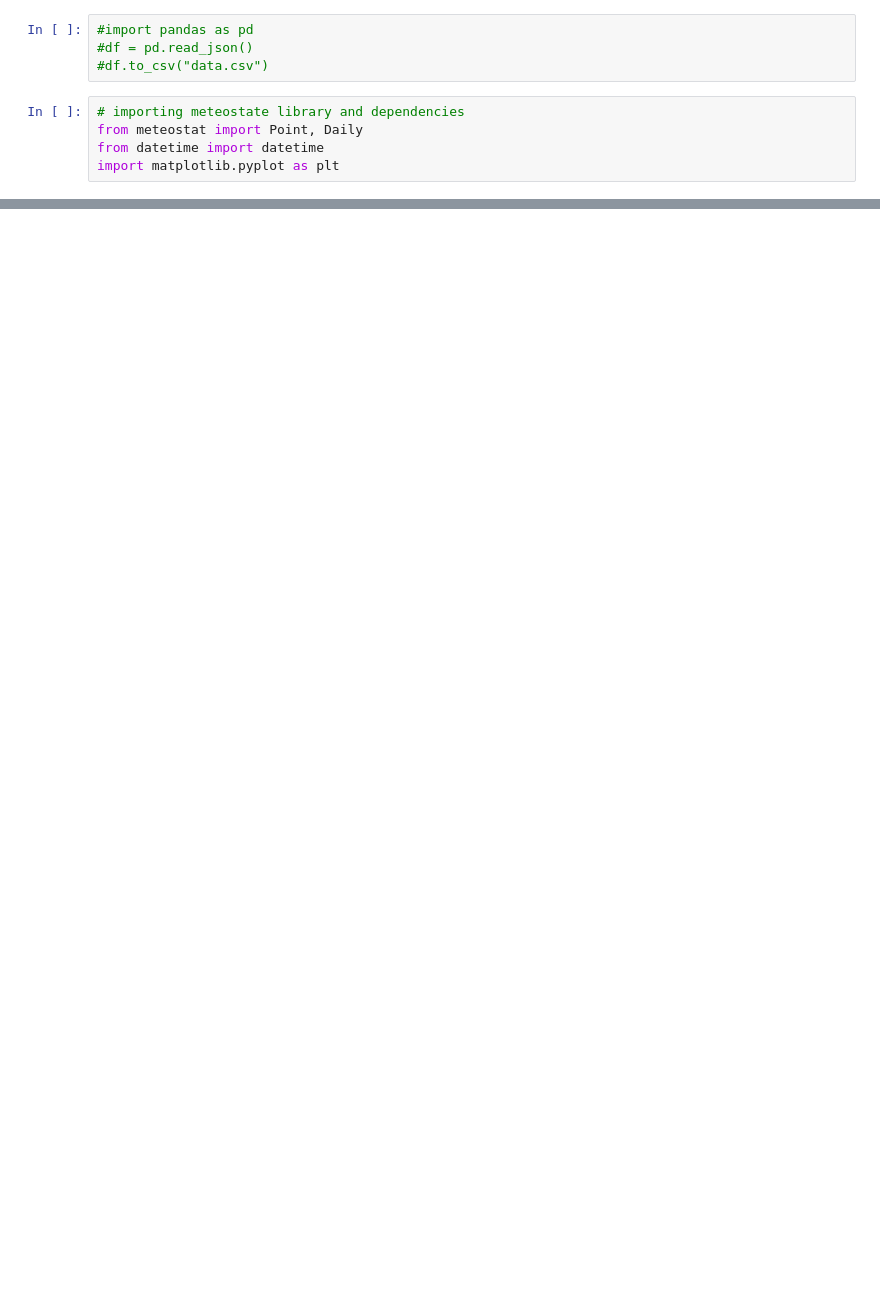
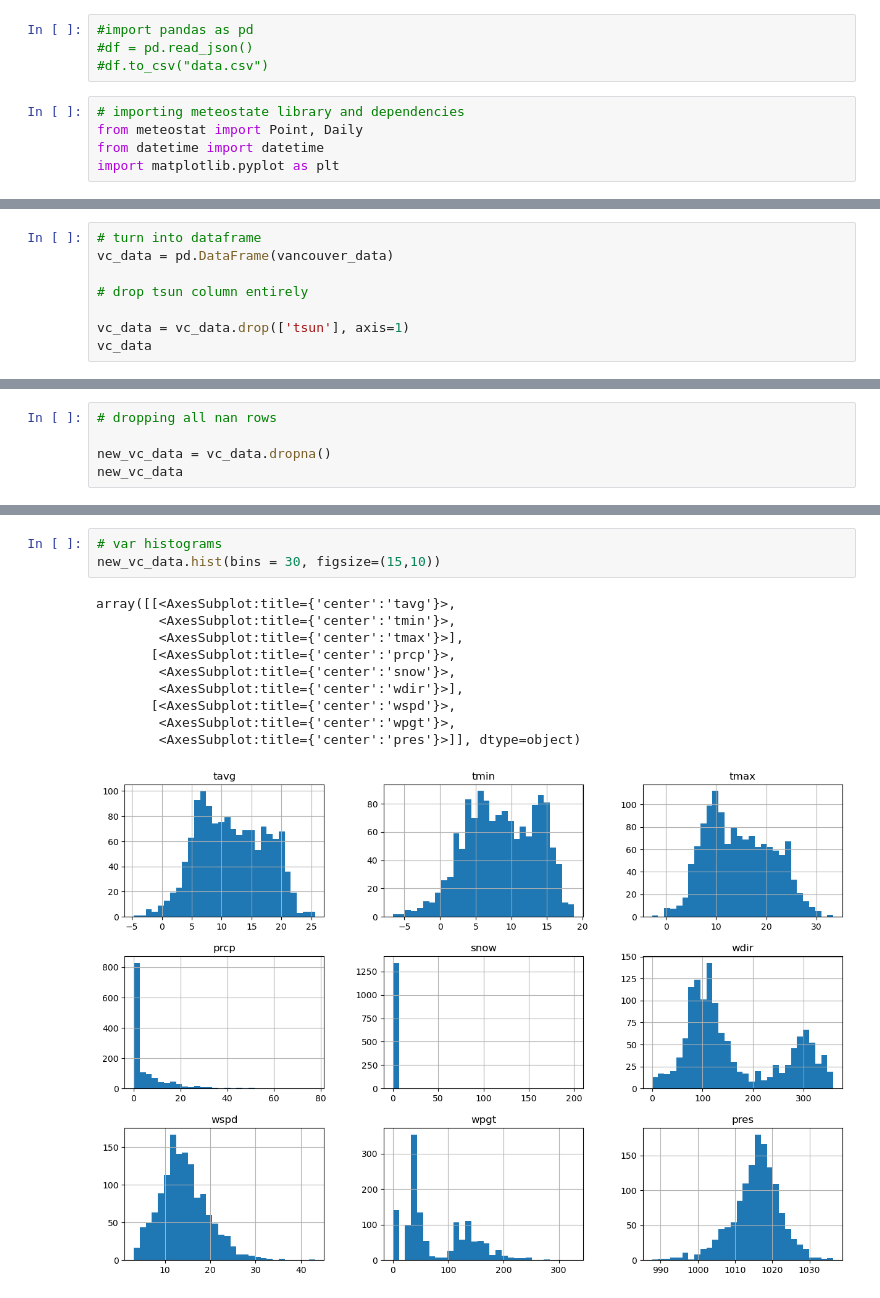
Before and after one commit to rootsnquery/ML-Climate-Project-Template-Fall2022, a Jupyter notebook: src/explore.ipynb, the cells around one changed output, grey strips where cells are left out. Saved outputs shown, nothing was run; the diff lists cells and outputs as text; blank space fills up the shorter version.

```diff
--- a/src/explore.ipynb
+++ b/src/explore.ipynb
@@ -56,0 +115,8 @@ plt.show()
+# %%
+# turn into dataframe
+vc_data = pd.DataFrame(vancouver_data)
+
+# drop tsun column entirely
+
+vc_data = vc_data.drop(['tsun'], axis=1)
+vc_data
@@ -56,0 +138,5 @@ plt.show()
+# %%
+# dropping all nan rows
+
+new_vc_data = vc_data.dropna()
+new_vc_data
@@ -56,0 +158,14 @@ plt.show()
+# %%
+# var histograms
+new_vc_data.hist(bins = 30, figsize=(15,10))
+# %% [output]
+array([[<AxesSubplot:title={'center':'tavg'}>,
+        <AxesSubplot:title={'center':'tmin'}>,
+        <AxesSubplot:title={'center':'tmax'}>],
+       [<AxesSubplot:title={'center':'prcp'}>,
+        <AxesSubplot:title={'center':'snow'}>,
+        <AxesSubplot:title={'center':'wdir'}>],
+       [<AxesSubplot:title={'center':'wspd'}>,
+        <AxesSubplot:title={'center':'wpgt'}>,
+        <AxesSubplot:title={'center':'pres'}>]], dtype=object)
+[figure, added]
```
Also changed, not shown: parts of 12 cells of this notebook.
